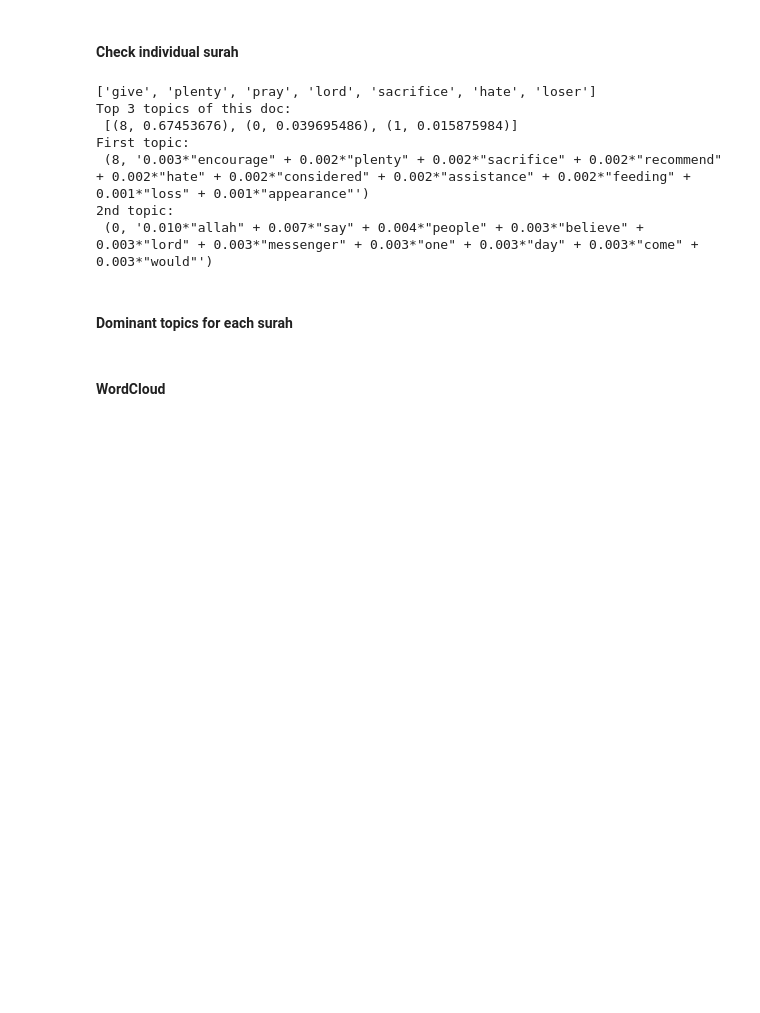
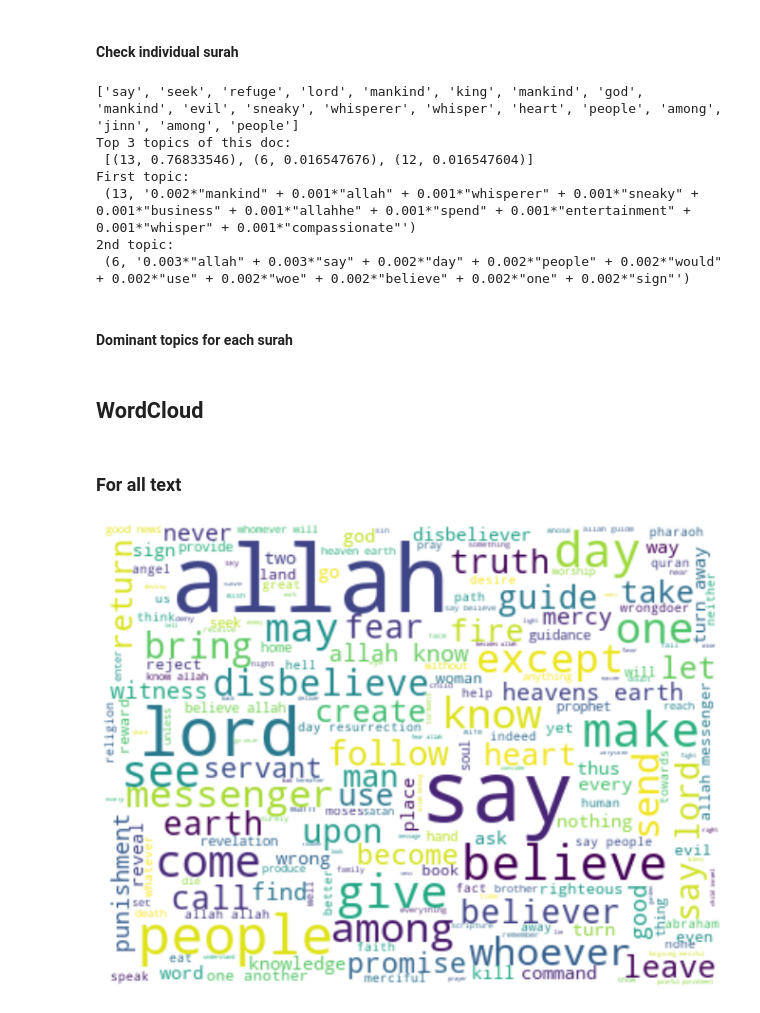
Before and after one commit to yuwei2341/nlp, a Jupyter notebook: topics/Quran.ipynb, the cells around one changed output. Drawn from its saved outputs; the diff is of its cells as text; code cells hidden in the pictures; blank space fills up the shorter version.

```diff
--- a/topics/Quran.ipynb
+++ b/topics/Quran.ipynb
@@ -309,9 +301,6 @@ if is_by_verse:
     processed_by_surah = df0.groupby('surah')['processed'].apply(sum).values.tolist()
 else:
     processed_by_surah = processed
-
-# remove '-PRON-'
-processed_by_surah = [list(filter(lambda a: a != '-PRON-', i)) for i in processed_by_surah]
 # %% [markdown]
 ### Making dictionary and corpus
 # %%
@@ -467,20 +430,20 @@ topic
 #### Check individual surah
 # %%
 # Get score for individual verse
-i = 107
+i = 113
 print(processed_by_surah[i])
 sorted_rel = sorted(corpus_lda[i], key=lambda x: x[1], reverse=True)
 print('Top 3 topics of this doc: \n', sorted_rel[:3])
 print('First topic: \n', topics[sorted_rel[0][0]])
 print('2nd topic: \n', topics[sorted_rel[1][0]])
 # %% [output]
-['give', 'plenty', 'pray', 'lord', 'sacrifice', 'hate', 'loser']
+['say', 'seek', 'refuge', 'lord', 'mankind', 'king', 'mankind', 'god', 'mankind', 'evil', 'sneaky', 'whisperer', 'whisper', 'heart', 'people', 'among', 'jinn', 'among', 'people']
 Top 3 topics of this doc:
- [(8, 0.67453676), (0, 0.039695486), (1, 0.015875984)]
+ [(13, 0.76833546), (6, 0.016547676), (12, 0.016547604)]
 First topic:
- (8, '0.003*"encourage" + 0.002*"plenty" + 0.002*"sacrifice" + 0.002*"recommend" + 0.002*"hate" + 0.002*"considered" + 0.002*"assistance" + 0.002*"feeding" + 0.001*"loss" + 0.001*"appearance"')
+ (13, '0.002*"mankind" + 0.001*"allah" + 0.001*"whisperer" + 0.001*"sneaky" + 0.001*"business" + 0.001*"allahhe" + 0.001*"spend" + 0.001*"entertainment" + 0.001*"whisper" + 0.001*"compassionate"')
 2nd topic:
- (0, '0.010*"allah" + 0.007*"say" + 0.004*"people" + 0.003*"believe" + 0.003*"lord" + 0.003*"messenger" + 0.003*"one" + 0.003*"day" + 0.003*"come" + 0.003*"would"')
+ (6, '0.003*"allah" + 0.003*"say" + 0.002*"day" + 0.002*"people" + 0.002*"would" + 0.002*"use" + 0.002*"woe" + 0.002*"believe" + 0.002*"one" + 0.002*"sign"')
 # %% [markdown]
 #### Dominant topics for each surah
 # %%
@@ -495,32 +460,40 @@ topic_ranked = df.groupby('top_topic_ind')['count'].sum().sort_values(ascending=
 # %%
-for i in topic_ranked[:10].index.values:
-    print(topics[i])
-    display(df2[df2['top_topic_ind'] == i].sort_values('top_topic_ind_prob', ascending=False)[:3])
-    break
+# for i in topic_ranked[:10].index.values:
+#     print(topics[i])
+#     display(df2[df2['top_topic_ind'] == i].sort_values('top_topic_ind_prob', ascending=False)[:3])
+#     break
 # %% [markdown]
-#### WordCloud
+## WordCloud
+# %% [markdown]
+### For all text
+# %%
+WC = WordCloud(max_font_size=60, width=400, height=300, background_color ='white', )
 # %%
-def word_cloud(corpus):
+def word_cloud(corpus, wc=WC, method='generate', ind_list=None):
     def get_word_cloud(input_text):
         text = ' '.join(input_text)
-        return WordCloud(max_font_size=60, width=400, height=300, background_color ='white', ).generate(text)
+        return getattr(wc, method)(text)
 
     if isinstance(corpus[0], list):
-        n = len(corpus)
+        if ind_list is None:
+            ind_list = range(len(corpus))
+        n = len(ind_list)
         if n > 10:
             sys.exit(0)
         f, a = plt.subplots(nrows=n, figsize=(8, n * 6))
-        for i, input_text in enumerate(corpus):
-            wordcloud = get_word_cloud(input_text)
+        for i, ind in enumerate(ind_list):
+            wordcloud = get_word_cloud(corpus[ind])
             a[i].imshow(wordcloud, interpolation="bilinear")
         plt.axis("off")
         plt.show()
     else:
         f, ax = plt.subplots(figsize=(12, 9))
         wordcloud = get_word_cloud(corpus)
         plt.imshow(wordcloud, interpolation="bilinear")
         plt.axis("off")
         plt.show()
 
 # Sample by 10 and plot word cloud
-word_cloud([' '.join(doc) for ind, doc in enumerate(processed) if ind % 5 == 0])
+word_cloud([' '.join(doc) for ind, doc in enumerate(processed)]) # if ind % 5 == 0])
+# %% [output]
+[figure, added]
```
Also changed, not shown: parts of 37 cells of this notebook.
